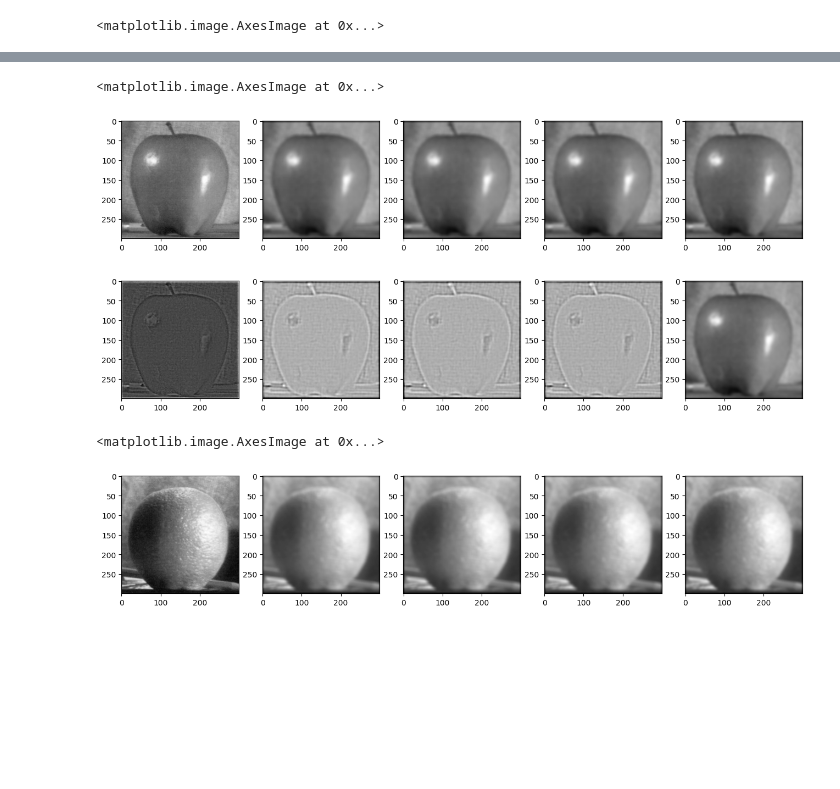
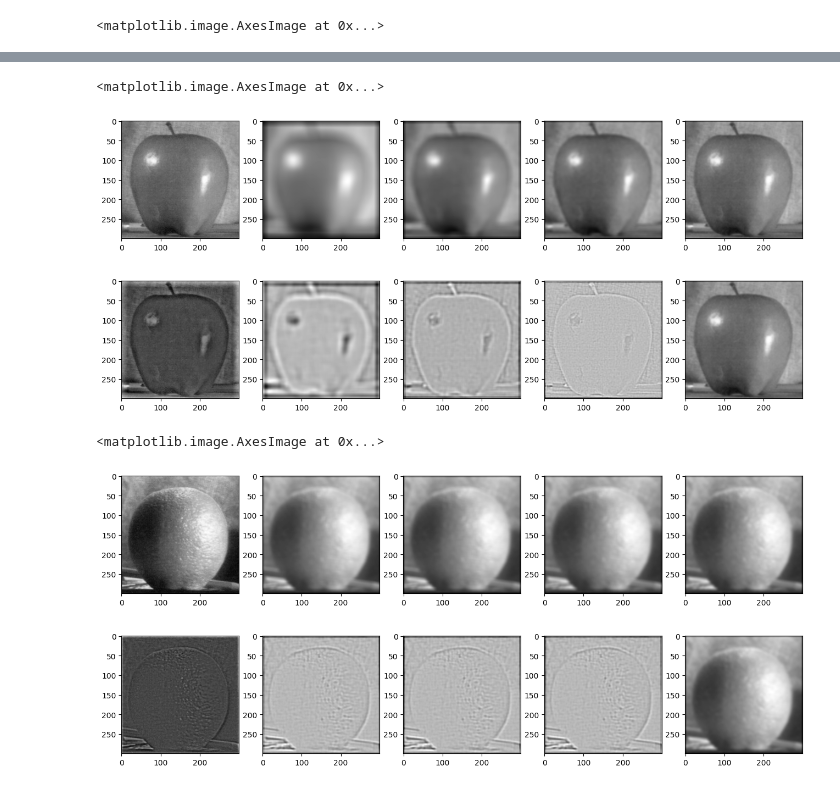
Before and after one commit to hailey-tran-9/cs180-fa23-proj2, a Jupyter notebook: code/main.ipynb, the cells around one changed output, grey strips where cells are left out. Saved outputs shown, nothing was run; the diff lists cells and outputs as text; code cells hidden in the pictures; blank space fills up the shorter version.

Commit message:
Fix stacks 1

```diff
--- a/code/main.ipynb
+++ b/code/main.ipynb
@@ -190,9 +191,11 @@ orange = rgb2gray(plt.imread('../images/orange.jpeg')/255)
 
 def gaussian_stack(image):
     res = [image]
+    ksize = 32
     sigma = 32
     while sigma > 2:
-        res.append(signal.convolve2d(image, create_gaussian_kernel(10, sigma), mode="same"))
+        res.append(signal.convolve2d(image, create_gaussian_kernel(int(ksize), sigma), mode="same"))
+        ksize /= 2
         sigma /= 2
     return res
 
@@ -223,17 +226,26 @@ plt.subplot(155); plt.imshow(apple_laplacian_stack[4], cmap="gray")
 # %% [output]
 <matplotlib.image.AxesImage at 0x...>
 [figure]
-[figure, old version]
+[figure, new version]
 # %%
 # Orange stack
 orange_gauss_stack = gaussian_stack(orange)
+orange_laplacian_stack = laplacian_stack(orange_gauss_stack)
 
 plt.figure(figsize=(16, 4))
 plt.subplot(151); plt.imshow(orange_gauss_stack[0], cmap="gray")
 plt.subplot(152); plt.imshow(orange_gauss_stack[1], cmap="gray")
 plt.subplot(153); plt.imshow(orange_gauss_stack[2], cmap="gray")
 plt.subplot(154); plt.imshow(orange_gauss_stack[3], cmap="gray")
 plt.subplot(155); plt.imshow(orange_gauss_stack[4], cmap="gray")
+
+plt.figure(figsize=(16, 4))
+plt.subplot(151); plt.imshow(orange_laplacian_stack[0], cmap="gray")
+plt.subplot(152); plt.imshow(orange_laplacian_stack[1], cmap="gray")
+plt.subplot(153); plt.imshow(orange_laplacian_stack[2], cmap="gray")
+plt.subplot(154); plt.imshow(orange_laplacian_stack[3], cmap="gray")
+plt.subplot(155); plt.imshow(orange_laplacian_stack[4], cmap="gray")
 # %% [output]
 <matplotlib.image.AxesImage at 0x...>
 [figure]
+[figure, added]
```
Also changed, not shown: parts of 2 cells of this notebook.
